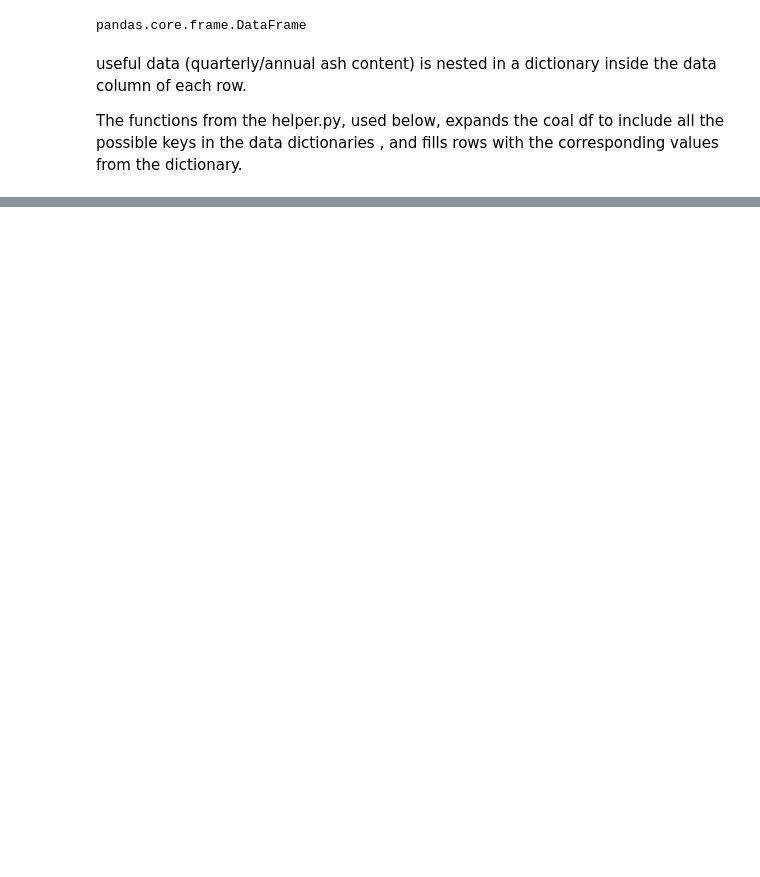
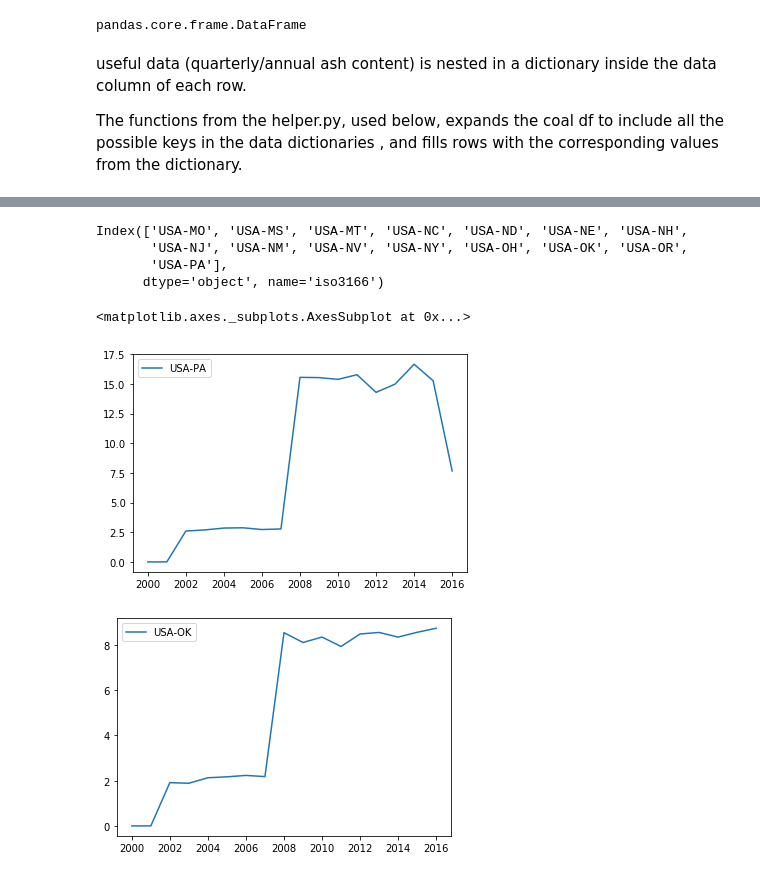
Before and after one commit to Iguanacolossus/energy-statistics, a Jupyter notebook: exploration.ipynb, the cells around one changed output, grey strips where cells are left out. Saved outputs shown, nothing was run; the diff lists cells and outputs as text; code cells hidden in the pictures; blank space fills up the shorter version.

```diff
--- a/exploration.ipynb
+++ b/exploration.ipynb
@@ -39,0 +182,3 @@ new_df.iloc[:,-86:]
+# %%
+total_ash = ash_anual_state_df.groupby(['iso3166']).mean().T
+total_ash#.reset_index()
@@ -39,0 +204,15 @@ new_df.iloc[:,-86:]
+# %%
+total_ash.columns
+# %% [output]
+Index(['USA-MO', 'USA-MS', 'USA-MT', 'USA-NC', 'USA-ND', 'USA-NE', 'USA-NH',
+       'USA-NJ', 'USA-NM', 'USA-NV', 'USA-NY', 'USA-OH', 'USA-OK', 'USA-OR',
+       'USA-PA'],
+      dtype='object', name='iso3166')
+# %%
+
+total_ash.plot(y='USA-PA')
+total_ash.plot(y='USA-OK')
+# %% [output]
+<matplotlib.axes._subplots.AxesSubplot at 0x...>
+[figure, added]
+[figure, added]
```
Also changed, not shown: parts of 30 cells of this notebook, 1 other file.
